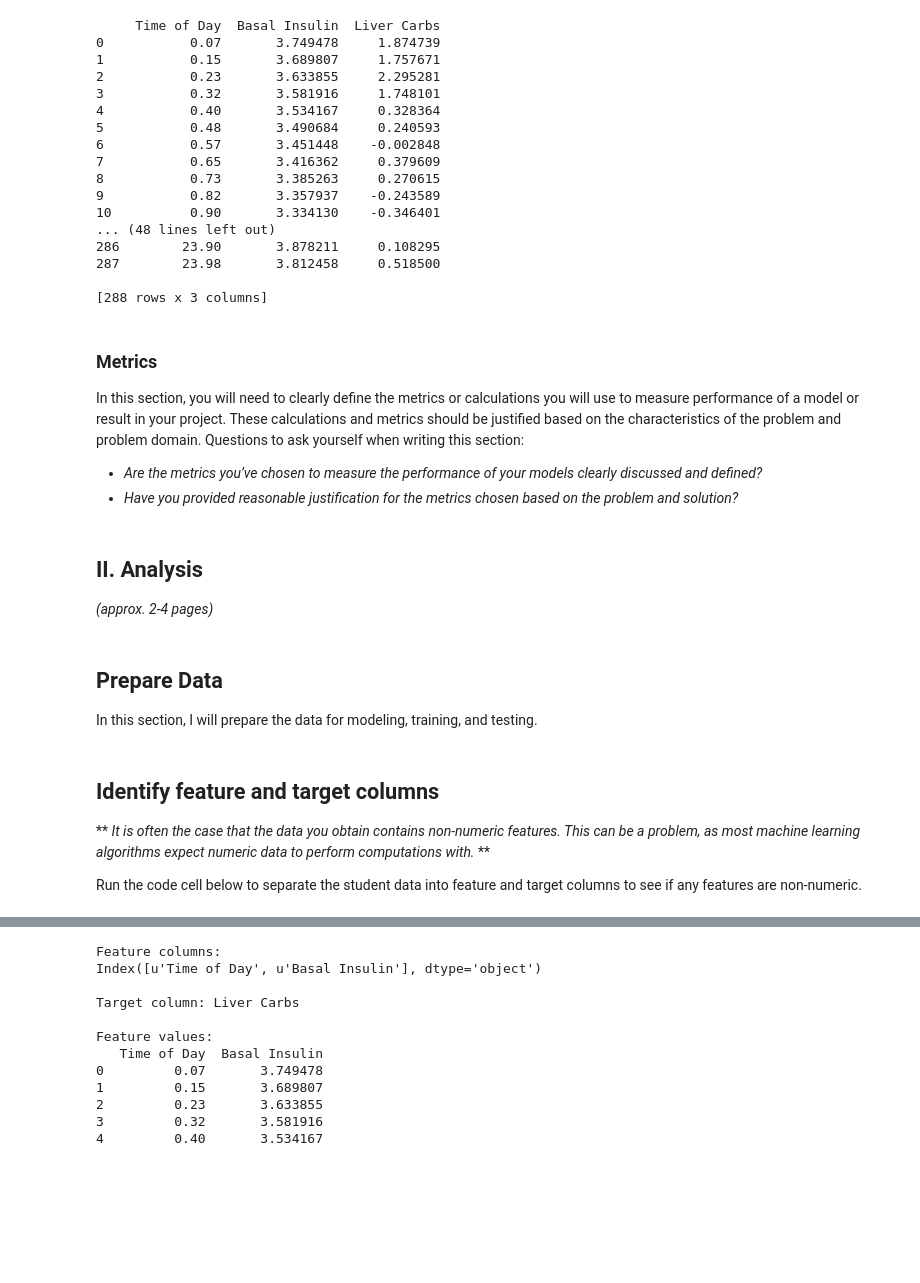
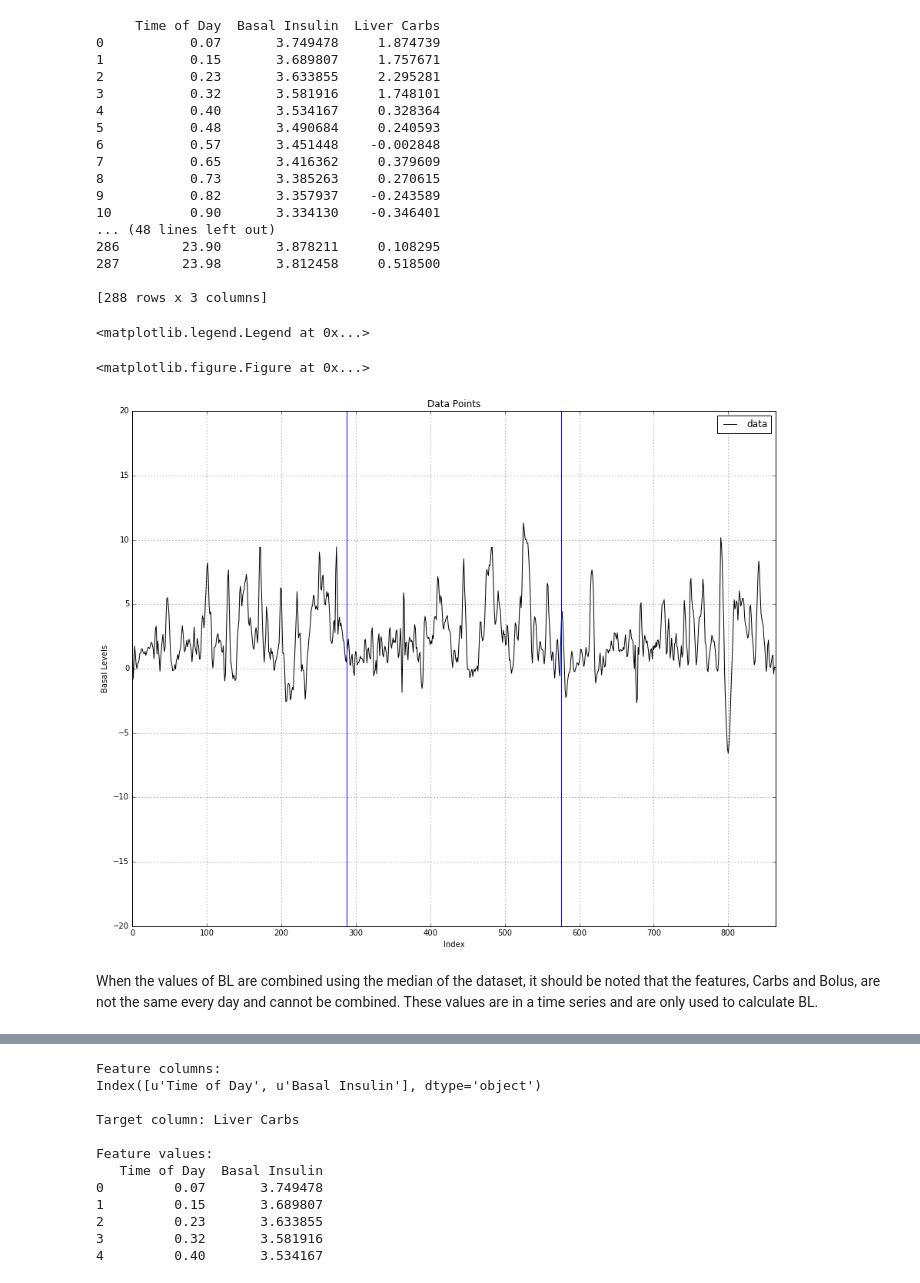
Before and after one commit to rbiven/ArtificialPanc, a Jupyter notebook: CapstoneDiabetes1.ipynb, the cells around one changed output, grey strips where cells are left out. Saved outputs shown, nothing was run; the diff lists cells and outputs as text; code cells hidden in the pictures; blank space fills up the shorter version.

```diff
--- a/CapstoneDiabetes1.ipynb
+++ b/CapstoneDiabetes1.ipynb
@@ -189,20 +243,25 @@ print newDF
 287        23.98       3.812458     0.518500
 
 [288 rows x 3 columns]
-# %% [markdown]
-### Metrics
-In this section, you will need to clearly define the metrics or calculations you will use to measure performance of a model or result in your project. These calculations and metrics should be justified based on the characteristics of the problem and problem domain. Questions to ask yourself when writing this section:
-- _Are the metrics you’ve chosen to measure the performance of your models clearly discussed and defined?_
-- _Have you provided reasonable justification for the metrics chosen based on the problem and solution?_
-# %% [markdown]
-## II. Analysis
-_(approx. 2-4 pages)_
-# %% [markdown]
-## Prepare Data
-In this section, I will prepare the data for modeling, training, and testing.
-# %% [markdown]
-## Identify feature and target columns
-
-** *It is often the case that the data you obtain contains non-numeric features. This can be a problem, as most machine learning algorithms expect numeric data to perform computations with.* **
-
-Run the code cell below to separate the student data into feature and target columns to see if any features are non-numeric.
+# %%
+# Visualize data
+plt.figure()
+plt.figure(figsize=(15,12))
+x_scat = range(n_readings)
+
+plt.plot(x_scat, diabetes_data['Basal Carbs (Liver)'], c='k', label='data', zorder=1)
+plt.axvline(x=288)
+plt.axvline(x=576)
+
+plt.xlabel('Index')
+plt.ylabel('Basal Levels')
+plt.axis([0, len(x_scat), -20, 20])
+plt.title('Data Points')
+plt.grid(True)
+plt.legend()
+# %% [output]
+<matplotlib.legend.Legend at 0x...>
+<matplotlib.figure.Figure at 0x...>
+[figure, added]
+# %% [markdown]
+When the values of BL are combined using the median of the dataset, it should be noted that the features, Carbs and Bolus, are not the same every day and cannot be combined.  These values are in a time series and are only used to calculate BL.
```
Also changed, not shown: parts of 56 cells of this notebook.
